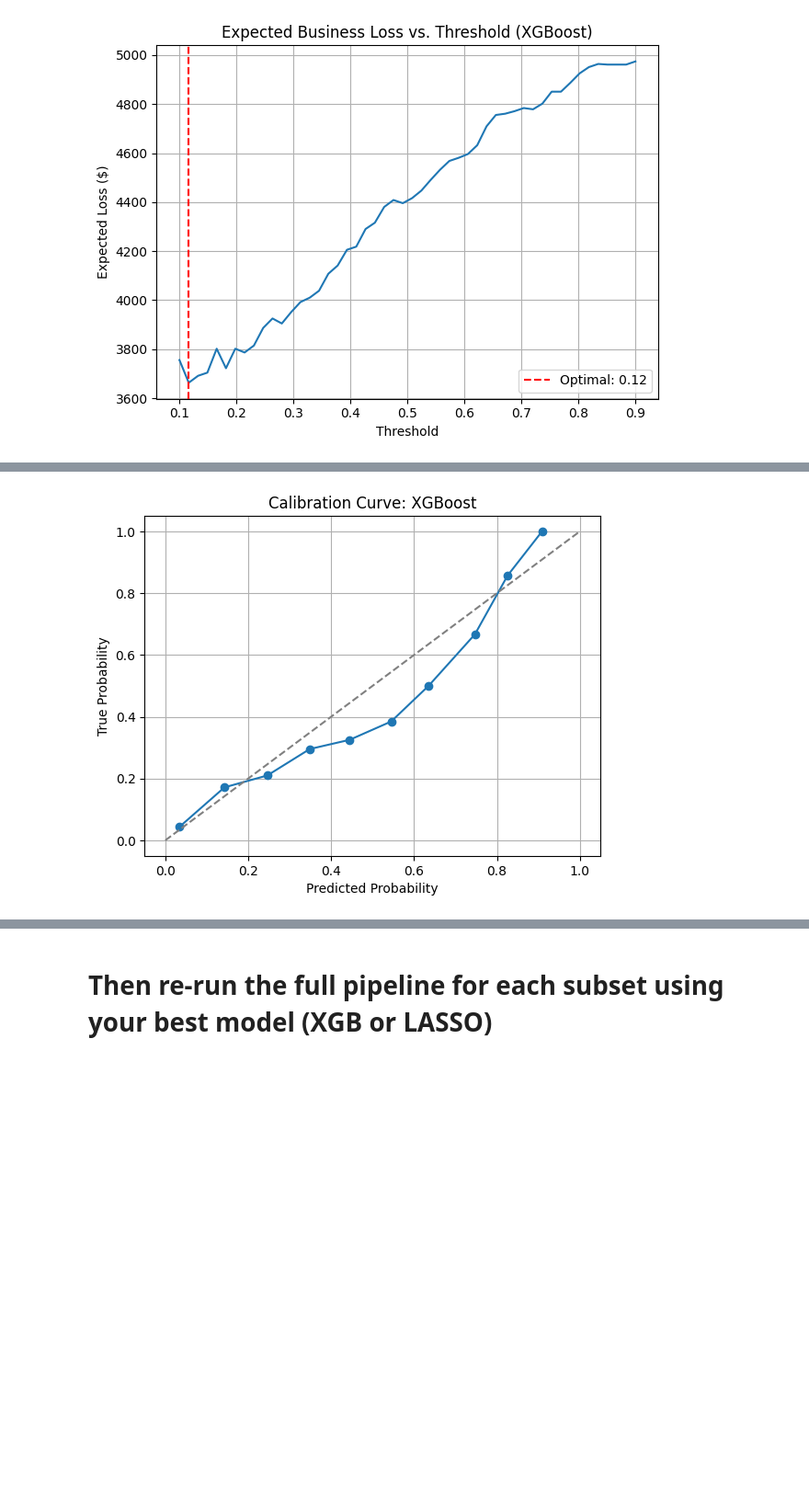
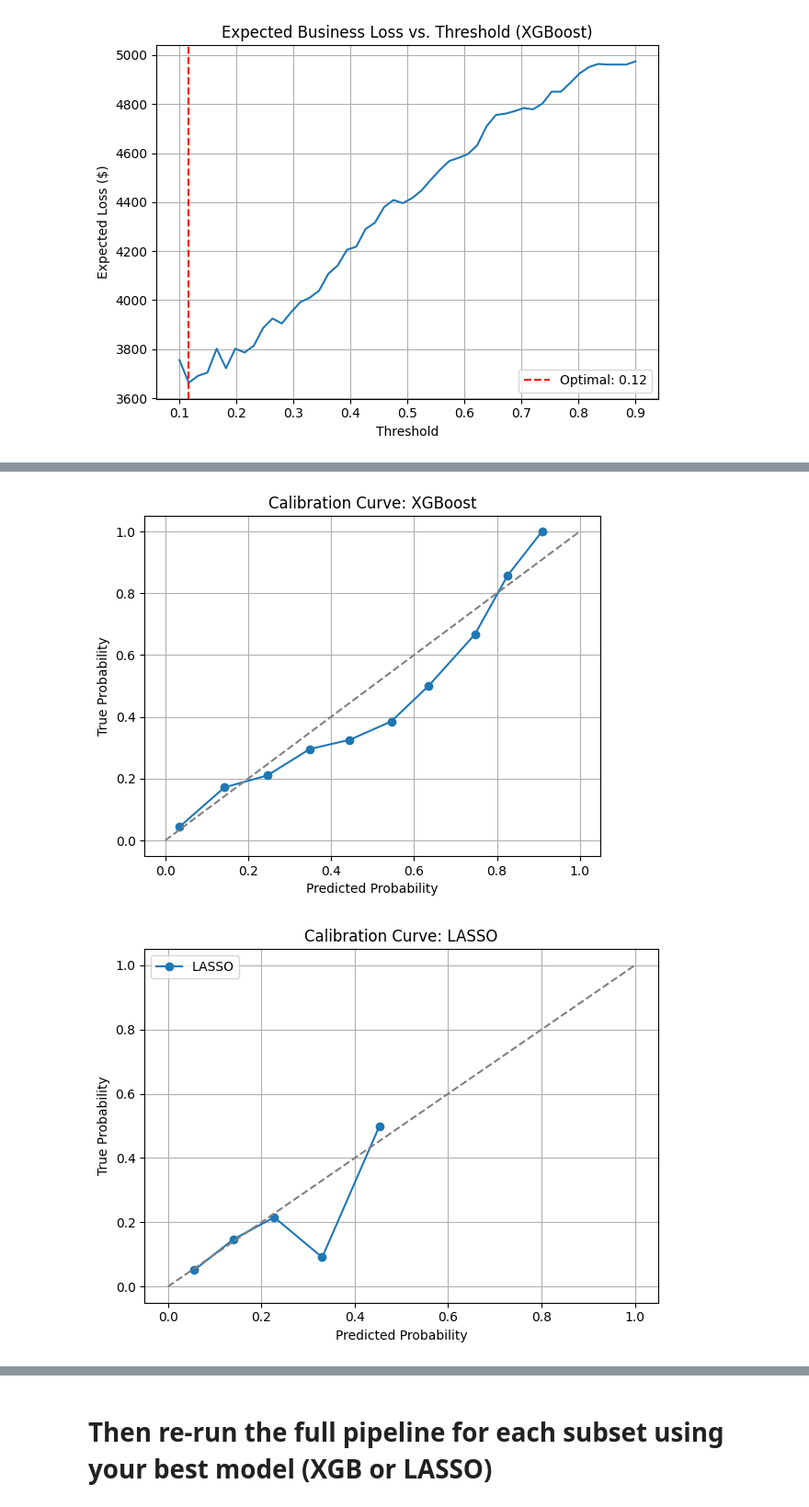
Before and after one commit to shirind76/Data_Analysis_3, a Jupyter notebook: A3/A3.ipynb, the cells around one changed output, grey strips where cells are left out. Shown at 92% size. Drawn from its saved outputs; the diff is of its cells as text; code cells hidden in the pictures; blank space fills up the shorter version.

```diff
--- a/A3/A3.ipynb
+++ b/A3/A3.ipynb
@@ -840,14 +844,27 @@ plt.show()
 # %%
-from sklearn.calibration import calibration_curve
-
+# Calibration Curve for XGBoost
 prob_true, prob_pred = calibration_curve(y_test, y_prob_xgb, n_bins=10)
 
 plt.plot(prob_pred, prob_true, marker="o")
 plt.plot([0, 1], [0, 1], "--", color="gray")
 plt.title("Calibration Curve: XGBoost")
 plt.xlabel("Predicted Probability")
 plt.ylabel("True Probability")
 plt.grid(True)
 plt.show()
+
+# Calibration for LASSO
+prob_true_lasso, prob_pred_lasso = calibration_curve(y_test, y_prob_lasso, n_bins=10)
+
+plt.plot(prob_pred_lasso, prob_true_lasso, marker="o", label="LASSO")
+plt.plot([0, 1], [0, 1], "--", color="gray")
+plt.title("Calibration Curve: LASSO")
+plt.xlabel("Predicted Probability")
+plt.ylabel("True Probability")
+plt.grid(True)
+plt.legend()
+plt.tight_layout()
+plt.show()
 # %% [output]
 [figure]
+[figure, added]
```
Also changed, not shown: parts of 14 cells of this notebook.
